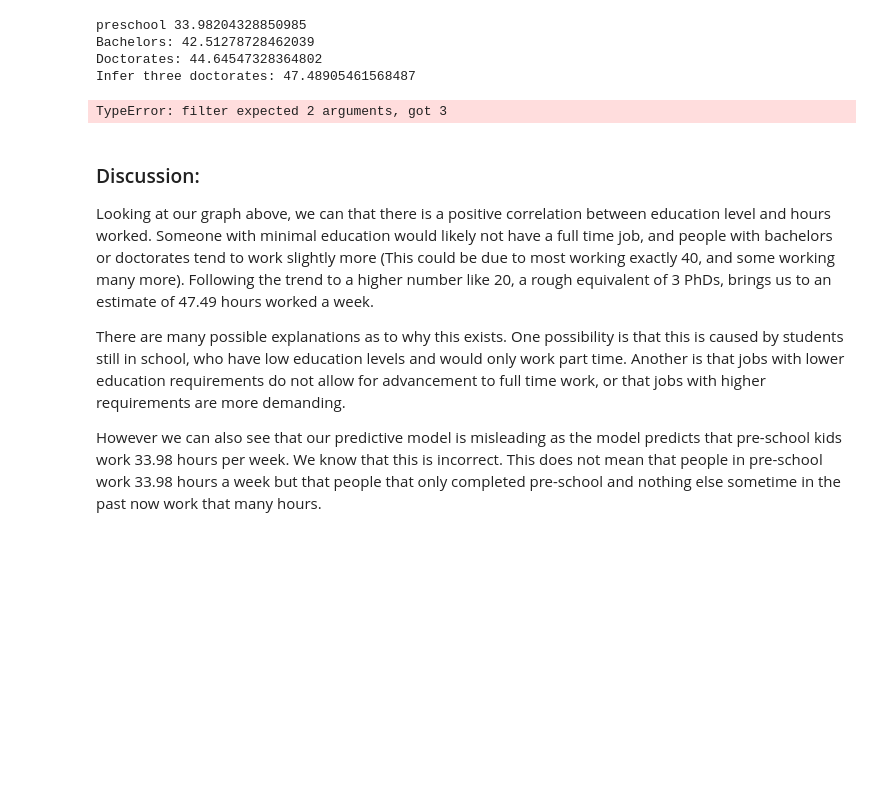
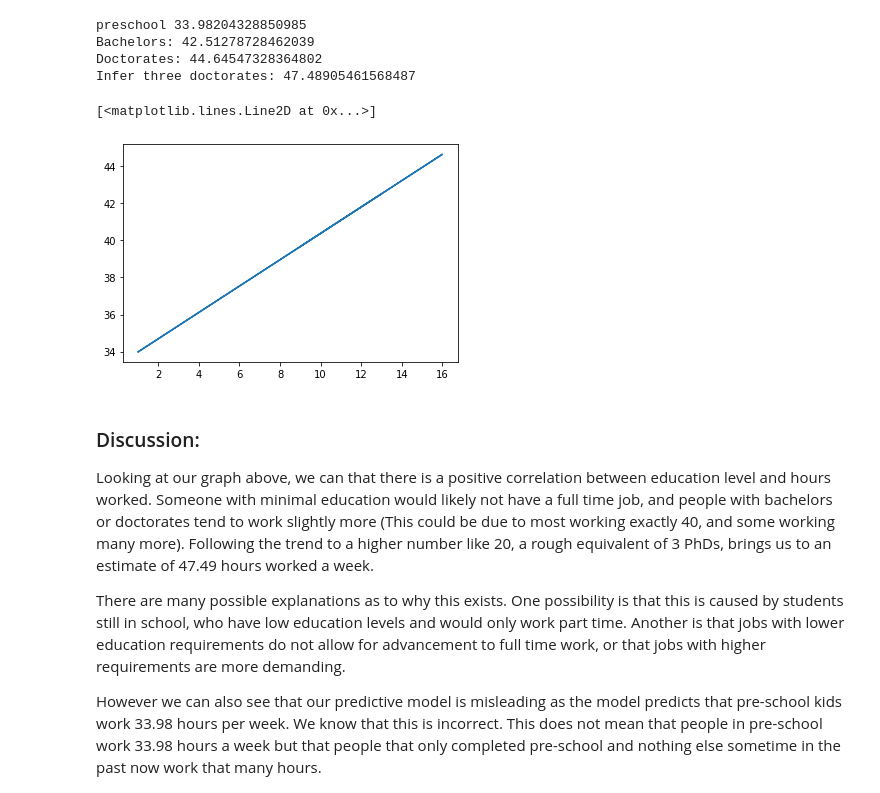
Before and after one commit to DSCI-310/DSCI-310-Group-3, a Jupyter notebook: docs/analyze_census_data.ipynb, the cells around one changed output. Cells and saved outputs as stored; diff of their text form; code cells hidden in the pictures; blank space fills up the shorter version.

Commit message:
Added canada dat plus fixed loading issues

```diff
--- a/docs/analyze_census_data.ipynb
+++ b/docs/analyze_census_data.ipynb
@@ -138,22 +138,23 @@ Infer three doctorates: 47.48905461568487
 # %%
 # Lets see how Canada compares to the rest of the world
 
-df_canada = filter(data, 'native-country', 'Canada')
+df_canada = fil(data, 'native-country', 'Canada')
 
 # isolate variables to analyze:
 # - education-num, or number of years spent in education,
 # - hours-per-week, or reported hours spent working every week
 ed_canada = df_canada['education-num']
 hours_canada = df_canada['hours-per-week']
 
 # run polynomial regression to find best linear equation coefficients
 #m, b = regression(ed_canada, hours_canada)
 
 # plot line calculated above
 plt.scatter(ed_canada, hours_canada)
 plt.plot(ed, m*ed+b)
 # %% [output]
-TypeError: filter expected 2 arguments, got 3
+[<matplotlib.lines.Line2D at 0x...>]
+[figure, added]
 # %% [markdown]
 <h3> Discussion: </h3>
 
```
